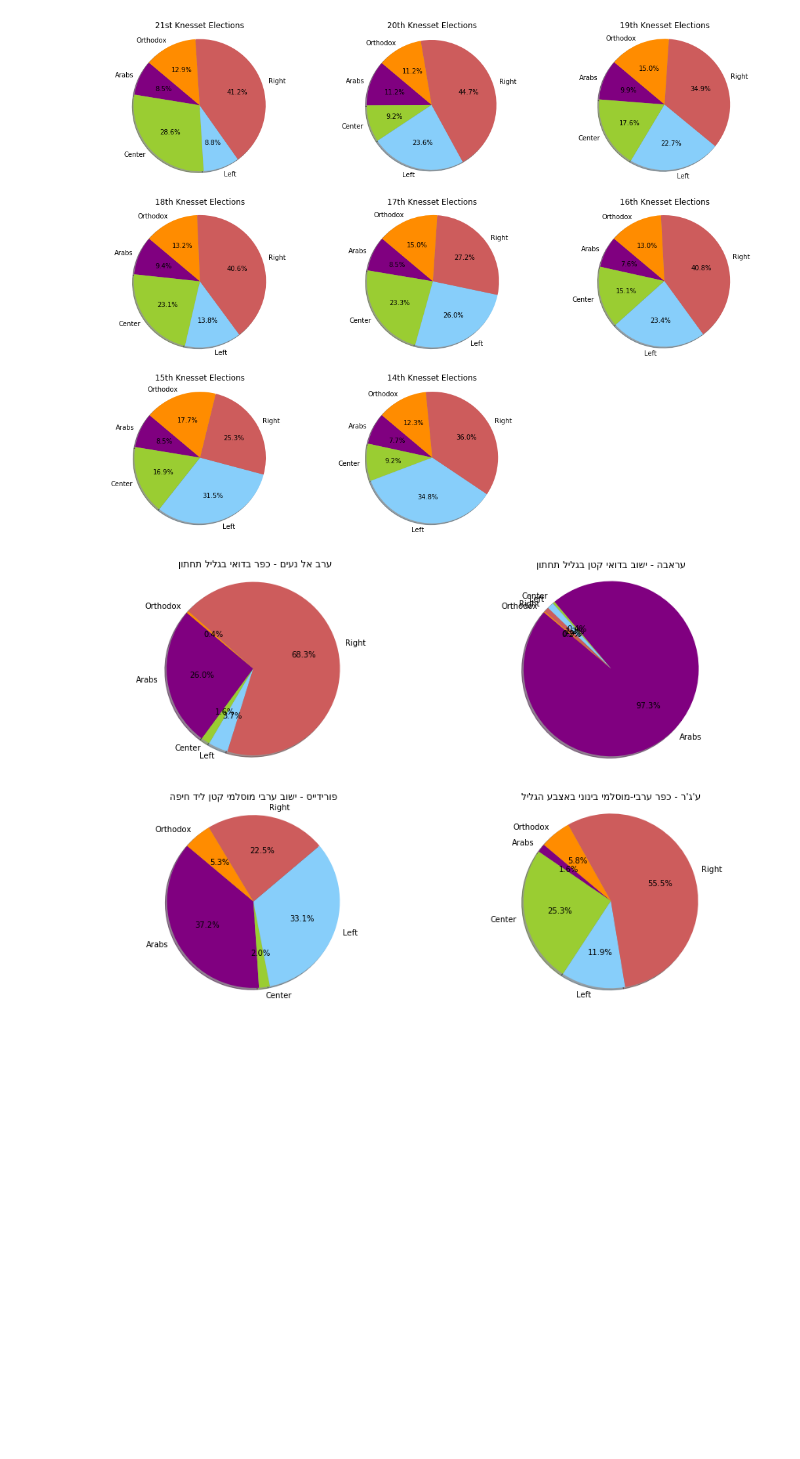
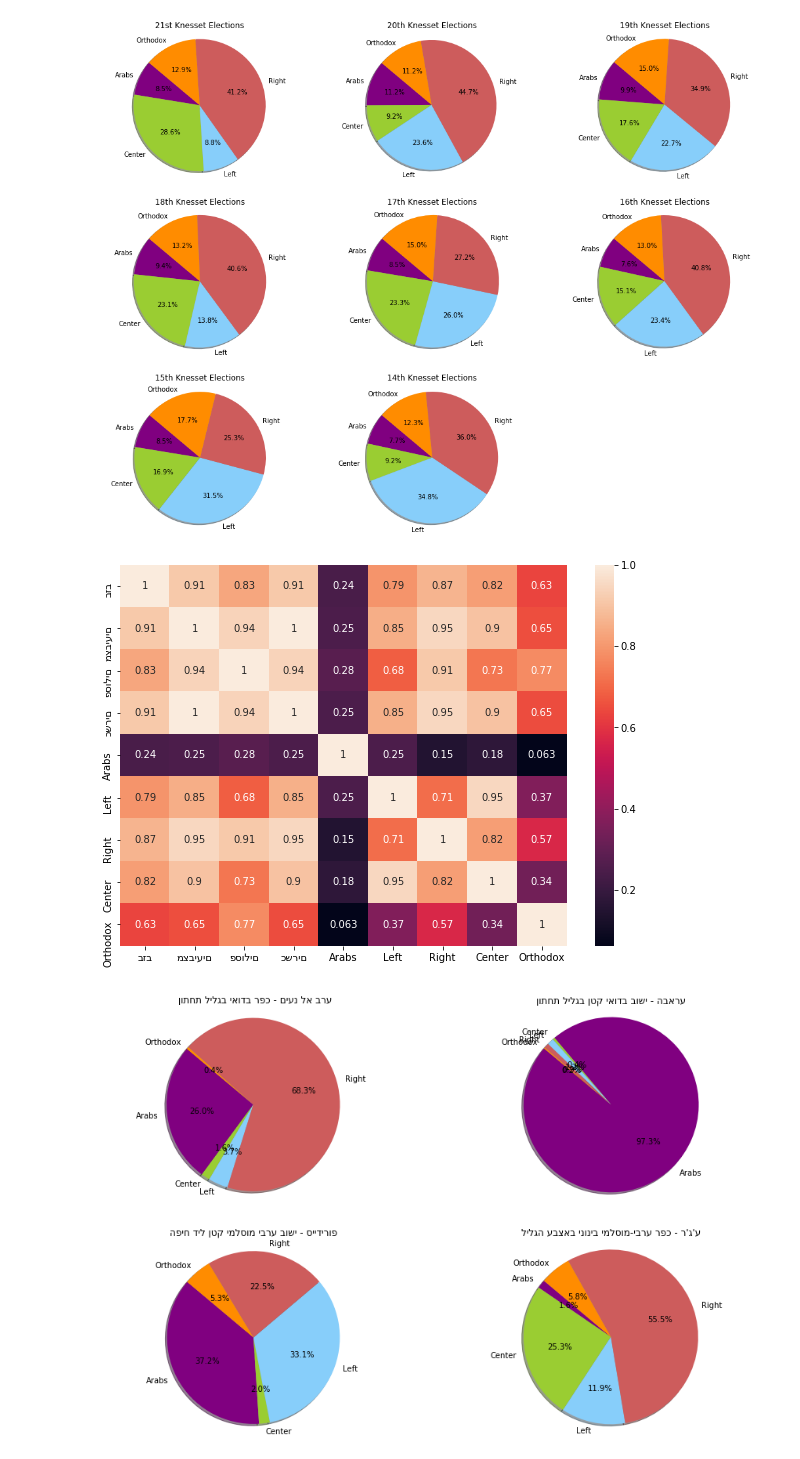
Before and after one commit to alexeyvasy/knesset-elections, a Jupyter notebook: Knesset Elections - Final Project.ipynb, the cells around one changed output. Drawn from its saved outputs; the diff is of its cells as text; code cells hidden in the pictures; blank space fills up the shorter version.

```diff
--- a/Knesset Elections - Final Project.ipynb
+++ b/Knesset Elections - Final Project.ipynb
@@ -317,6 +317,11 @@ ax4.axis('equal')
 plt.show()
 # %% [output]
 [figure]
+# %%
+plt.figure(figsize = (10,7))
+sb.heatmap(knesset21elections.corr(), annot=True);
+# %% [output]
+[figure, added]
 # %%
 fig = plt.figure(figsize=(15,10))
 
```
Also changed, not shown: parts of 15 cells of this notebook.
